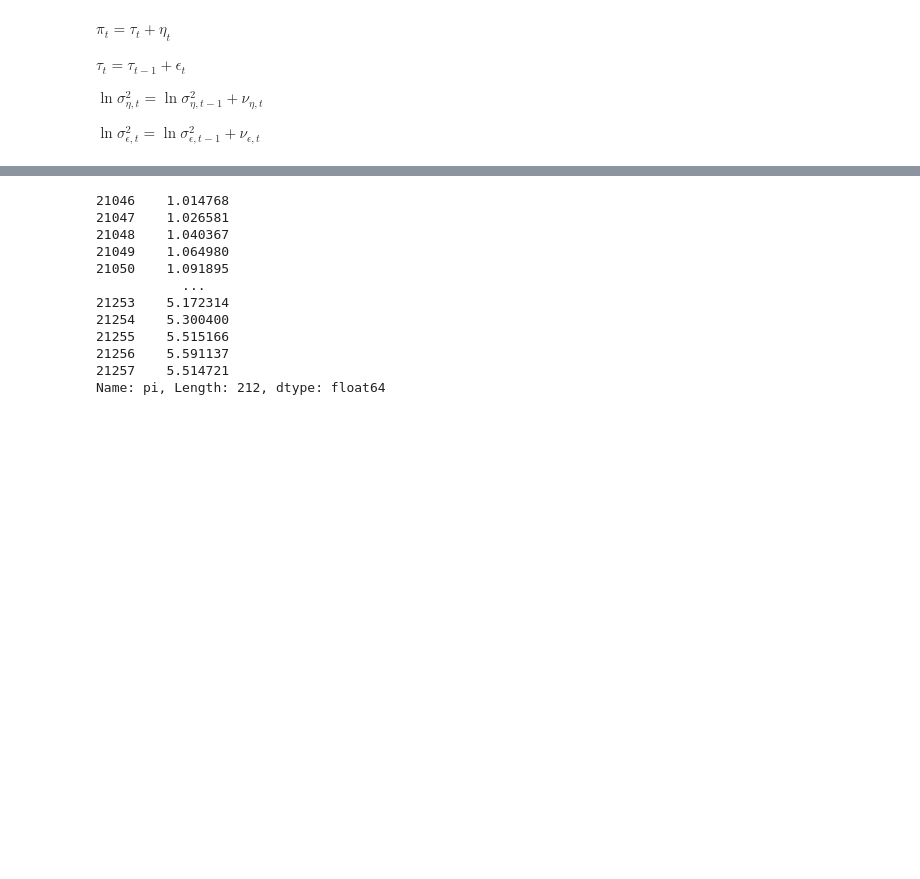
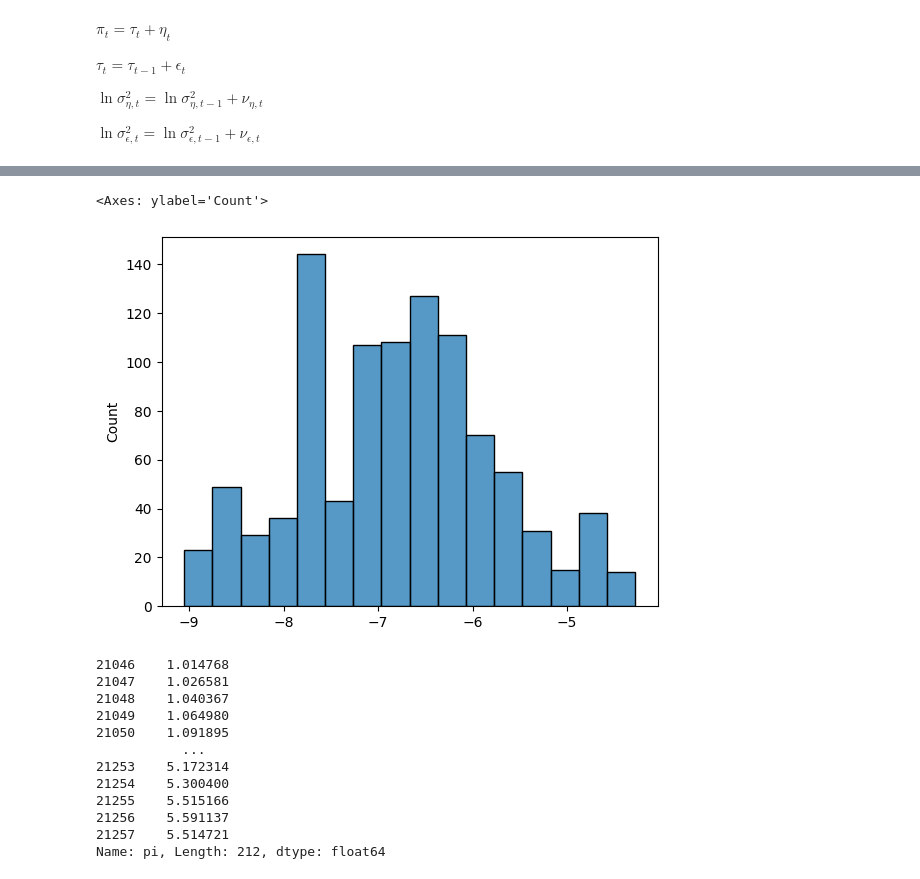
Before and after one commit to mvanaltvorst/seminar, a Jupyter notebook: notebooks/explore/ucsv_particle_filter.ipynb, the cells around one changed output, grey strips where cells are left out. Drawn from its saved outputs; the diff is of its cells as text; code cells hidden in the pictures; blank space fills up the shorter version.

```diff
--- a/notebooks/explore/ucsv_particle_filter.ipynb
+++ b/notebooks/explore/ucsv_particle_filter.ipynb
@@ -169,3 +186,10 @@ model.run_pf(country_df)
+# %%
+import seaborn as sns
+
+sns.histplot(model.X[50, :, 2])
+# %% [output]
+<Axes: ylabel='Count'>
+[figure, added]
 # %%
 country_df["pi"]
 # %% [output]
```
Also changed, not shown: parts of 7 cells of this notebook.
